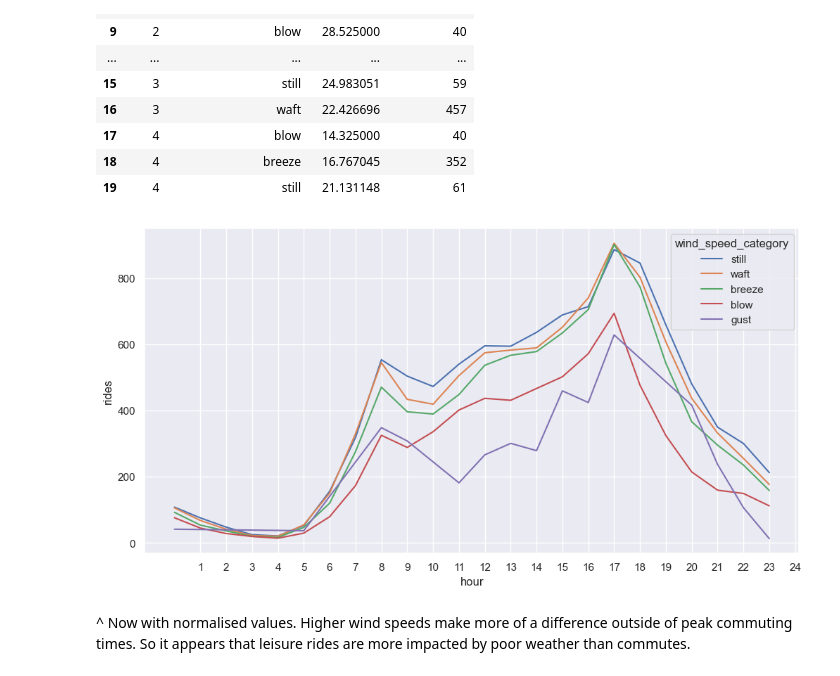
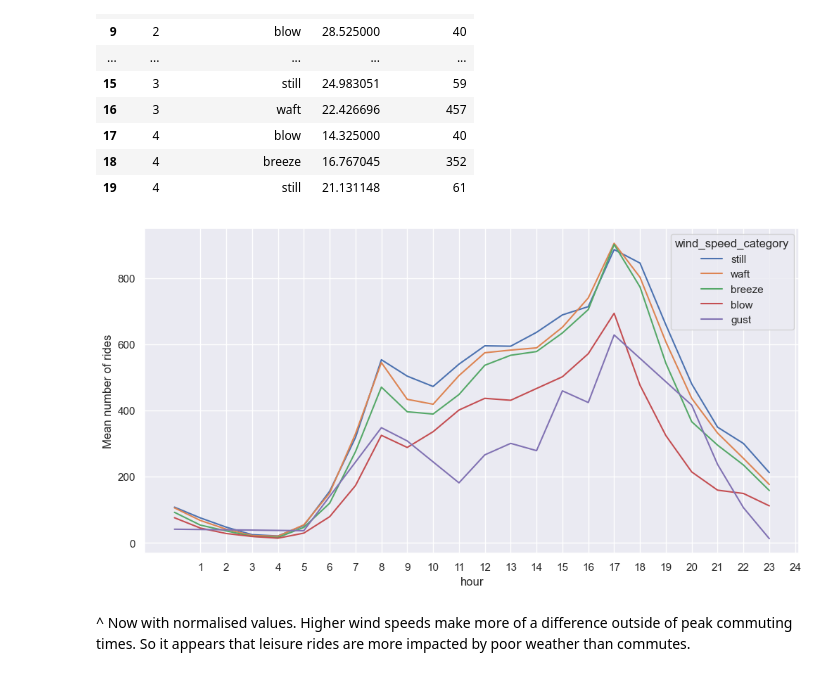
Before and after one commit to Paul-Sabin/Capital-Bikeshare, a Jupyter notebook: Bikeshare EDA.ipynb, the cells around one changed output. Drawn from its saved outputs; the diff is of its cells as text; code cells hidden in the pictures.

```diff
--- a/Bikeshare EDA.ipynb
+++ b/Bikeshare EDA.ipynb
@@ -725,17 +724,20 @@ display(mean_rides_df.head(20))
 # %%
 # Set the figure size
 plt.figure(figsize=(12, 6))
 
 ordered_categories = ['still', 'waft', 'breeze', 'blow', 'gust']
 
-sns.lineplot(x='hour', y='rides', hue='wind_speed_category', data=mean_rides_df, hue_order=ordered_categories)
+wind_lines = sns.lineplot(x='hour', y='rides', hue='wind_speed_category', data=mean_rides_df, hue_order=ordered_categories)
+
+# Set the y-axis label
+wind_lines.set_ylabel("Mean number of rides")
 
 # Set x-axis ticks to display all hours
 plt.xticks(range(1, 25))
 
 # Show the plot
 plt.show()
 # %% [output]
-[figure, old version]
+[figure, new version]
 # %% [markdown]
 ^ Now with normalised values. Higher wind speeds make more of a difference outside of peak commuting times. So it appears that leisure rides are more impacted by poor weather than commutes.
```
Also changed, not shown: parts of 7 cells of this notebook.
